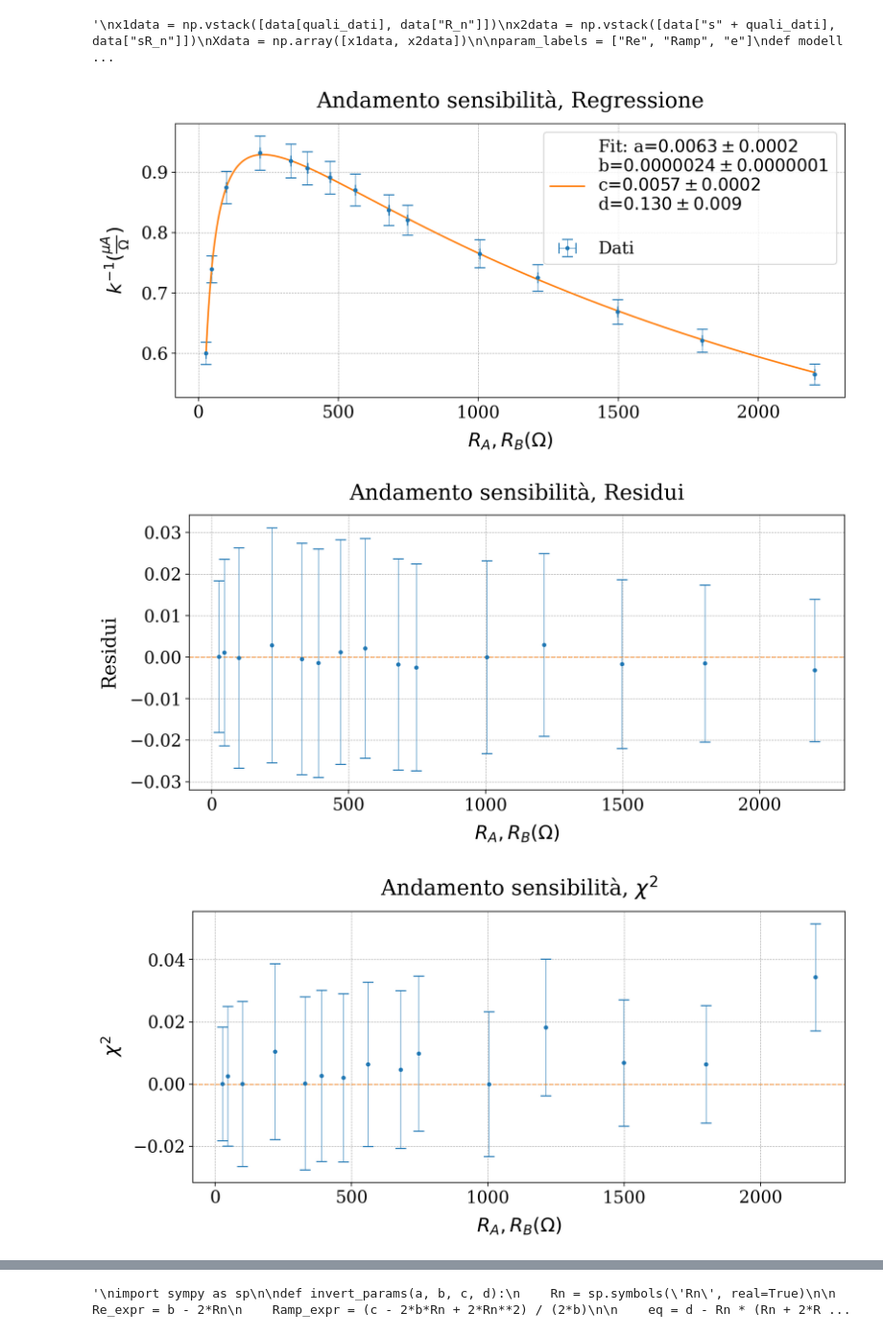
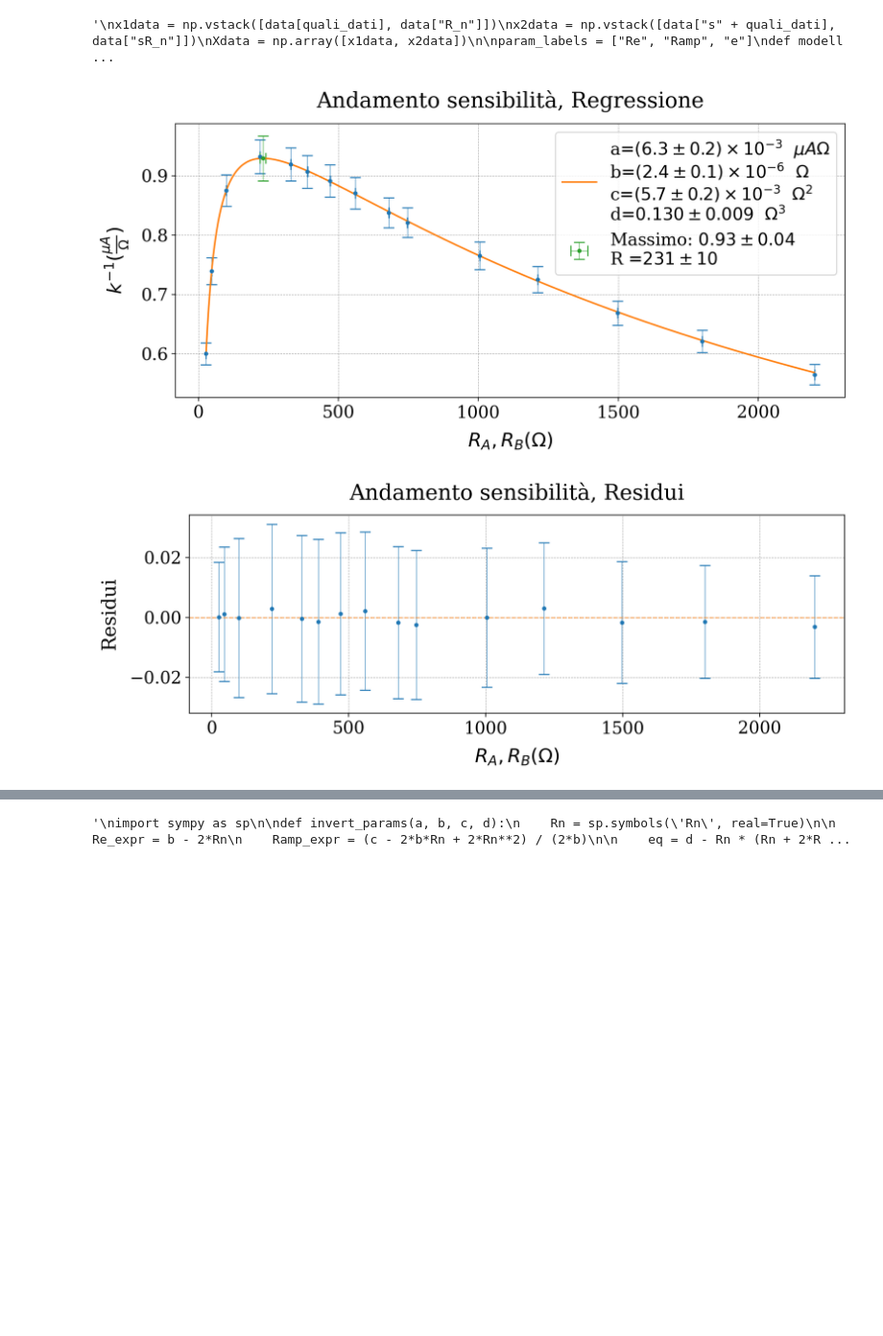
Before and after one commit to nichettg/Codici, a Jupyter notebook: 3. Ponte Wheatstone/analisi.ipynb, the cells around one changed output, grey strips where cells are left out. Shown at 96% size. Drawn from its saved outputs; the diff is of its cells as text; code cells hidden in the pictures; blank space fills up the shorter version.

```diff
--- a/3. Ponte Wheatstone/analisi.ipynb
+++ b/3. Ponte Wheatstone/analisi.ipynb
@@ -313,6 +314,40 @@ grafico_output3 = "Slide 1, Chi.pdf"
 
 anal = f.fit(xdata,ydata,modello,beta0,chi=True)
 
+a,b,c,d = anal[:,0]
+sa,sb,sc,sd = anal[:,1]
+
+def xmax_e_sigma(b, d, sb, sd):
+    x = np.sqrt(d / b)
+    dx_db = -0.5 * np.sqrt(d) / (b**(3/2))
+    dx_dd = 1 / (2 * np.sqrt(b * d))
+    sx = np.sqrt((dx_db * sb)**2 + (dx_dd * sd)**2)
+    return x, sx
+def ymax_e_sigma(a, b, c, d, sa, sb, sc, sd):
+    x = np.sqrt(d / b)
+    denom = 2*d + c*x
+    y = (a * x) / denom
+    # derivate
+    dy_da = x / denom
+    dy_dc = -(a * x**2) / denom**2
+    dy_dd = -(2 * a * x) / denom**2
+    # catena per b
+    dx_db = -0.5 * np.sqrt(d) / (b**(3/2))
+    dy_dx = (2 * a * d) / denom**2
+    dy_db = dy_dx * dx_db
+    sy = np.sqrt(
+        (dy_da * sa)**2 +
+        (dy_db * sb)**2 +
+        (dy_dc * sc)**2 +
+        (dy_dd * sd)**2
+    )
+    return y, sy
+
+x_max, sx_max = xmax_e_sigma(b, d, sb, sd)
+y_max, sy_max = ymax_e_sigma(a, b, c, d, sa, sb, sc, sd)
+
+massimo = [x_max, y_max]
+
 #####################################
 ### Grafico Regressione
 #####################################
@@ -321,62 +356,42 @@ fig,ax = plt.subplots(1, 1,  figsize=(10, 5))
 gf.parametri_grafico(ax,titolo + ", Regressione",xlabel=xlabel,ylabel=ylabel)
 
 # Grafico dei dati con errori
-ax.errorbar(xdata[0],ydata[0],xerr=xdata[1],yerr=ydata[1],
-            label="Dati", **gf.errorbar_params, color = gf.colori[0])
+ax.errorbar(xdata[0],ydata[0],xerr=xdata[1],yerr=ydata[1], **gf.errorbar_params, color = gf.colori[0])
+# Massimo
+ax.errorbar(massimo[0], massimo[1],xerr=sx_max,yerr=sy_max, color=gf.colori[2], label=f"Massimo: {gf.formatta_errore(y_max, sy_max)}\nR ={gf.formatta_errore(x_max, sx_max)}", **gf.errorbar_params)
 # Grafico del fit
-fit_label = "Fit: " + "".join(
-    f"{param_labels[i]}={gf.formatta_errore(anal[i,0],anal[i,1])}\n" for i in range(len(param_labels))
+fit_label = "\n".join(
+    f"{param_labels[i]}={gf.formatta_errore(anal[i,0], anal[i,1])}" + f" {param_labels_unit[i]}"
+    for i in range(len(param_labels))
 )
 x_fit = np.linspace(min(xdata[0]), max(xdata[0]), 500)
 ax.plot(x_fit,modello(anal[:,0],x_fit),
         label=fit_label, **gf.plot_params, color = gf.colori[1])
 
 ax.legend()
 
 gf.salva_grafico(fig,grafico_output1)
 
 #####################################
 ### Residui
 #####################################
 
 f.inizializza_output(file_output1)
 res = f.residui(xdata,ydata,anal[:,0],modello,file_output1,titolo)
 
 #####################################
 ### Grafico Residui
 #####################################
 
-fig,ax = plt.subplots(1, 1,  figsize=(10, 5))
+fig,ax = plt.subplots(1, 1,  figsize=(10, 4))
 gf.parametri_grafico(ax,titolo + ", Residui",xlabel=xlabel,ylabel="Residui")
 
 ax.errorbar(res[0],res[1],yerr=res[2],
             **gf.errorbar_params, color=gf.colori[0])
 ax.axhline(0,
            **gf.line_params, color=gf.colori[1])
 
 gf.salva_grafico(fig,grafico_output2)
-
-#####################################
-### Chi
-#####################################
-
-f.inizializza_output(file_output2)
-chi = f.chi_quadro(xdata,ydata,anal[:,0],modello,file_output2,titolo)
-
-#####################################
-### Grafico Chi
-#####################################
-
-fig,ax = plt.subplots(1, 1,  figsize=(10, 5))
-gf.parametri_grafico(ax,titolo + r", $\chi^2$",xlabel=xlabel,ylabel="$\chi^2$")
-
-ax.errorbar(chi[0],chi[1],yerr=chi[2],
-            **gf.errorbar_params, color=gf.colori[0])
-ax.axhline(0,
-           **gf.line_params, color=gf.colori[1])
-
-gf.salva_grafico(fig,grafico_output3)
 # %% [output]
-[figure, old version]
+[figure, new version]
-[figure, old version]
+[figure, new version]
-[figure, removed]
```
Also changed, not shown: parts of 5 cells of this notebook, 10 other files.
